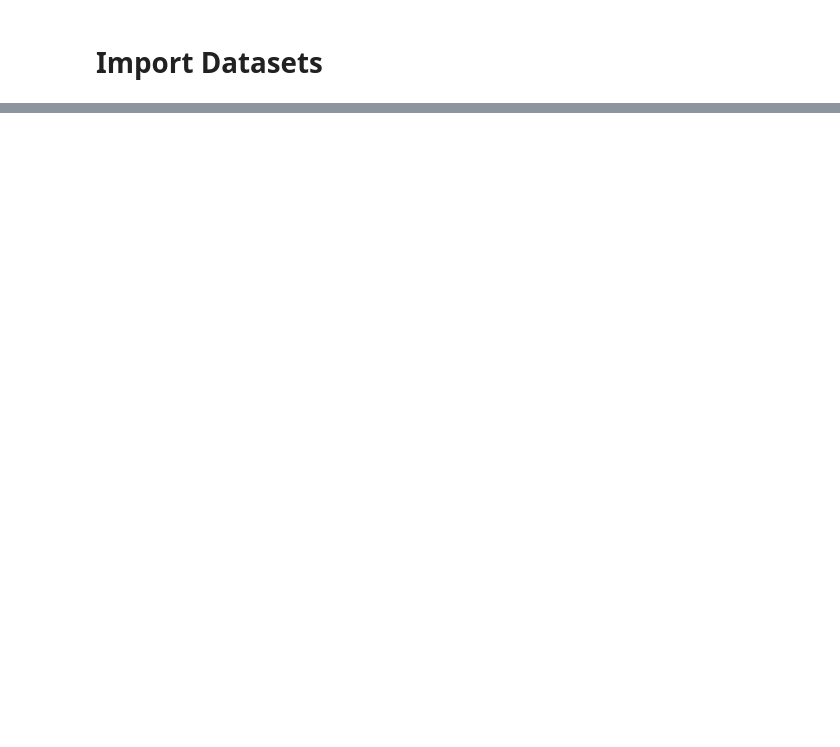
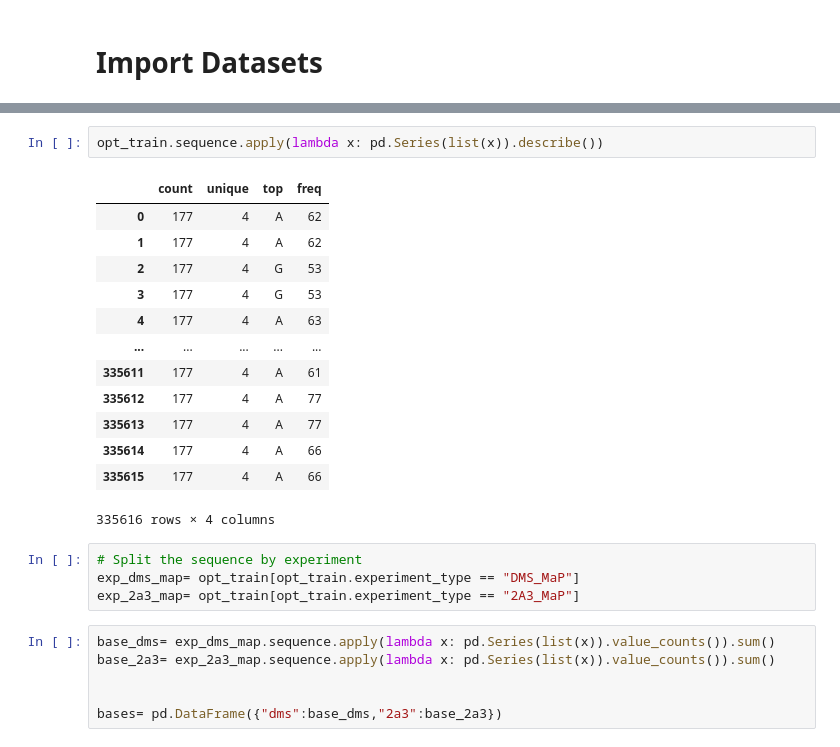
Before and after one commit to SmogJ/Kaggle-Competition----Stanford-Ribonanza-RNA-Folding, a Jupyter notebook: 1st-ribo-note.ipynb, the cells around one changed output, grey strips where cells are left out. Drawn from its saved outputs; the diff is of its cells as text; blank space fills up the shorter version.

```diff
--- a/1st-ribo-note.ipynb
+++ b/1st-ribo-note.ipynb
@@ -123,0 +413,26 @@ train.iloc[0:, 7:]
+# %%
+opt_train.sequence.apply(lambda x: pd.Series(list(x)).describe())
+# %% [output]
+|  | count | unique | top | freq |
+| 0 | 177 | 4 | A | 62 |
+| 1 | 177 | 4 | A | 62 |
+| 2 | 177 | 4 | G | 53 |
+| 3 | 177 | 4 | G | 53 |
+| 4 | 177 | 4 | A | 63 |
+| ... | ... | ... | ... | ... |
+| 335611 | 177 | 4 | A | 61 |
+| 335612 | 177 | 4 | A | 77 |
+| 335613 | 177 | 4 | A | 77 |
+| 335614 | 177 | 4 | A | 66 |
+| 335615 | 177 | 4 | A | 66 |
+335616 rows × 4 columns
+# %%
+# Split the sequence by experiment
+exp_dms_map= opt_train[opt_train.experiment_type == "DMS_MaP"]
+exp_2a3_map= opt_train[opt_train.experiment_type == "2A3_MaP"]
+# %%
+base_dms= exp_dms_map.sequence.apply(lambda x: pd.Series(list(x)).value_counts()).sum()
+base_2a3= exp_2a3_map.sequence.apply(lambda x: pd.Series(list(x)).value_counts()).sum()
+
+
+bases= pd.DataFrame({"dms":base_dms,"2a3":base_2a3})
```
Also changed, not shown: parts of 60 cells of this notebook, 5 other files.
